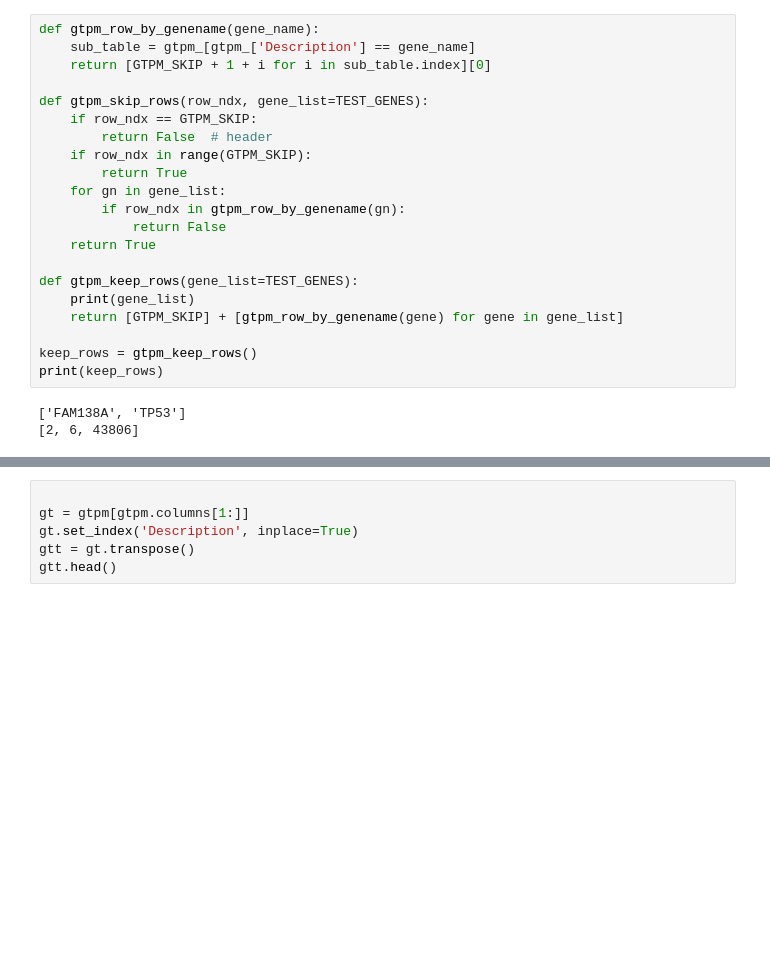
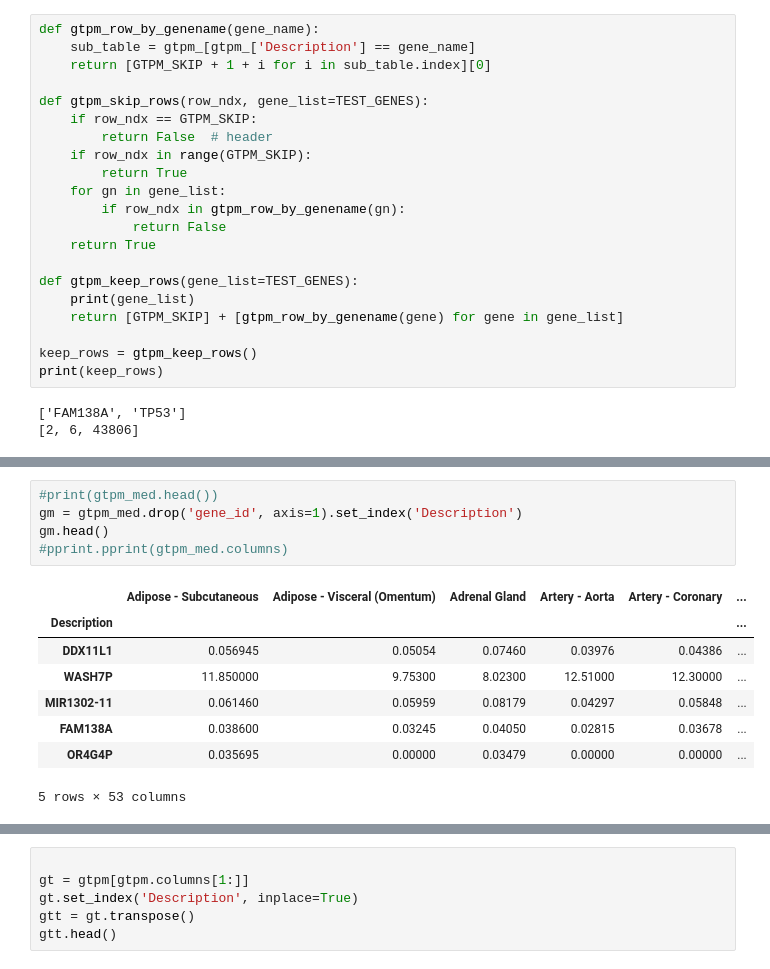
Before and after one commit to dustinbleile/Xpress, a Jupyter notebook: GTEx.ipynb, the cells around one changed output, grey strips where cells are left out. Saved outputs shown, nothing was run; the diff lists cells and outputs as text; blank space fills up the shorter version.

```diff
--- a/GTEx.ipynb
+++ b/GTEx.ipynb
@@ -120,0 +161,14 @@ print(time.time() - start_time)
+# %%
+#print(gtpm_med.head())
+gm = gtpm_med.drop('gene_id', axis=1).set_index('Description')
+gm.head()
+#pprint.pprint(gtpm_med.columns)
+# %% [output]
+|  | Adipose - Subcutaneous | Adipose - Visceral (Omentum) | Adrenal Gland | Artery - Aorta | Artery - Coronary | ... |
+| Description |  |  |  |  |  | ... |
+| DDX11L1 | 0.056945 | 0.05054 | 0.07460 | 0.03976 | 0.04386 | ... |
+| WASH7P | 11.850000 | 9.75300 | 8.02300 | 12.51000 | 12.30000 | ... |
+| MIR1302-11 | 0.061460 | 0.05959 | 0.08179 | 0.04297 | 0.05848 | ... |
+| FAM138A | 0.038600 | 0.03245 | 0.04050 | 0.02815 | 0.03678 | ... |
+| OR4G4P | 0.035695 | 0.00000 | 0.03479 | 0.00000 | 0.00000 | ... |
+5 rows × 53 columns
```
Also changed, not shown: parts of 9 cells of this notebook, 1 other file.
